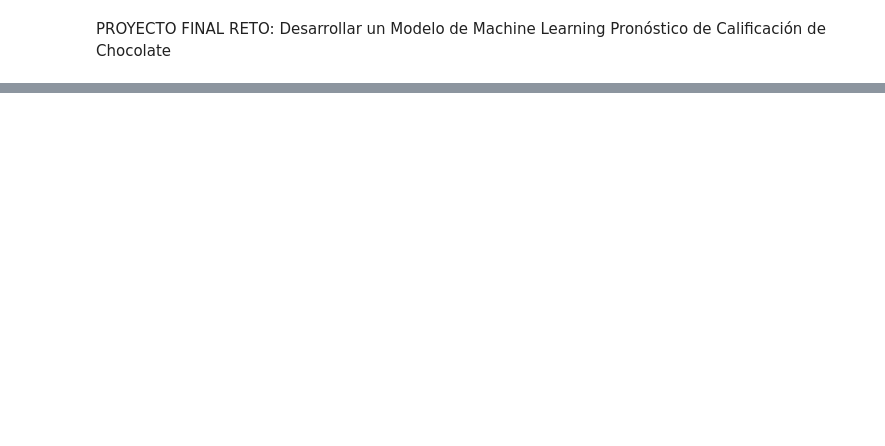
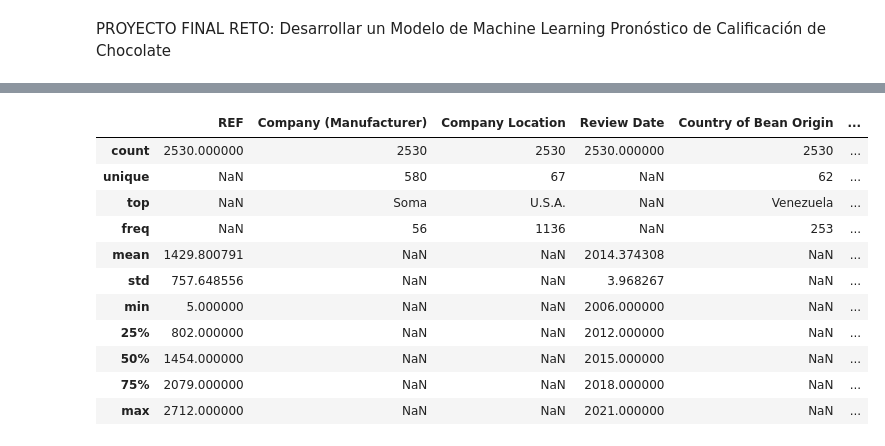
Before and after one commit to DGeanf/Calificacion_Chocolate, a Jupyter notebook: Proyecto_Final.ipynb, the cells around one changed output, grey strips where cells are left out. Saved outputs shown, nothing was run; the diff lists cells and outputs as text; code cells hidden in the pictures; blank space fills up the shorter version.

Commit message:
Analisis de datos

```diff
--- a/Proyecto_Final.ipynb
+++ b/Proyecto_Final.ipynb
@@ -8,6 +8,6 @@ Pronóstico de Calificación de Chocolate
 import pandas as pd
 # %%
 url = 'https://raw.githubusercontent.com/DGeanf/Calificacion_Chocolate/main/chocolate_ratings.csv'
-datos = pd.read_csv(url)
-datos.head()
+datos = pd.read_csv(url, on_bad_lines='error')
+datos.shape #Cuantos datos hay
 # %% [output]
@@ -19,0 +24,16 @@ datos.head()
+# %%
+# Revisando la descripcion
+datos.describe(include='all')
+# %% [output]
+|  | REF | Company (Manufacturer) | Company Location | Review Date | Country of Bean Origin | ... |
+| count | 2530.000000 | 2530 | 2530 | 2530.000000 | 2530 | ... |
+| unique | NaN | 580 | 67 | NaN | 62 | ... |
+| top | NaN | Soma | U.S.A. | NaN | Venezuela | ... |
+| freq | NaN | 56 | 1136 | NaN | 253 | ... |
+| mean | 1429.800791 | NaN | NaN | 2014.374308 | NaN | ... |
+| std | 757.648556 | NaN | NaN | 3.968267 | NaN | ... |
+| min | 5.000000 | NaN | NaN | 2006.000000 | NaN | ... |
+| 25% | 802.000000 | NaN | NaN | 2012.000000 | NaN | ... |
+| 50% | 1454.000000 | NaN | NaN | 2015.000000 | NaN | ... |
+| 75% | 2079.000000 | NaN | NaN | 2018.000000 | NaN | ... |
+| max | 2712.000000 | NaN | NaN | 2021.000000 | NaN | ... |
```
Also changed, not shown: parts of 4 cells of this notebook.
